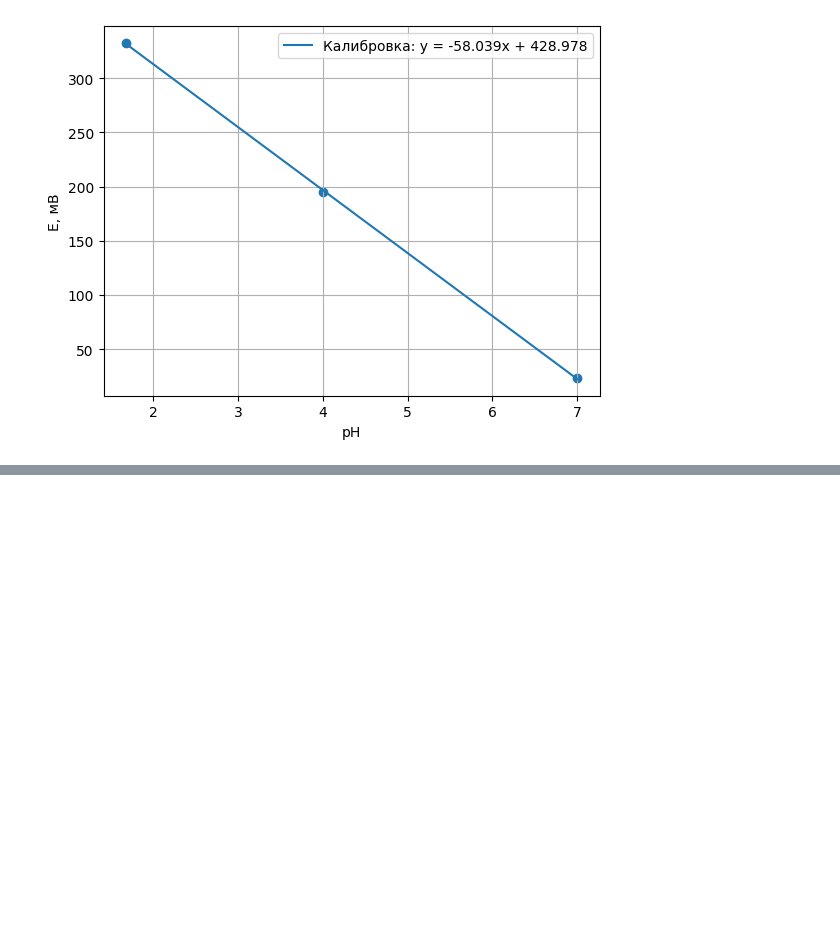
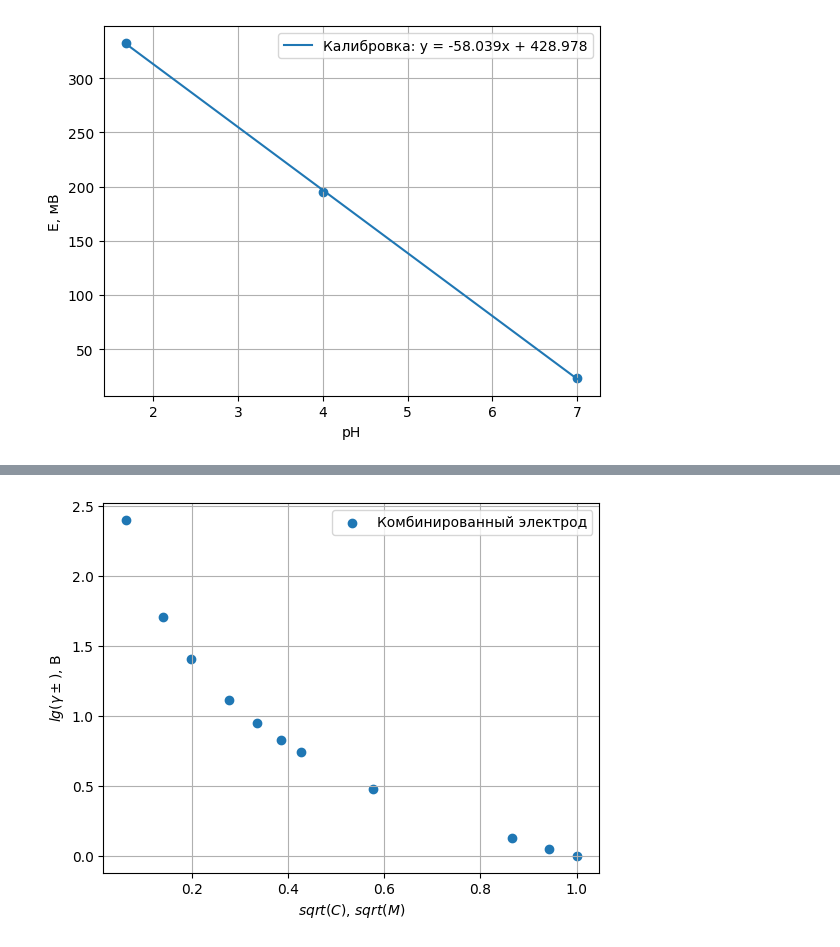
Before and after one commit to IgorChekmarev/fizha, a Jupyter notebook: aktivnosti/aktivnosti.ipynb, the cells around one changed output, grey strips where cells are left out. Saved outputs shown, nothing was run; the diff lists cells and outputs as text; code cells hidden in the pictures; blank space fills up the shorter version.

```diff
--- a/aktivnosti/aktivnosti.ipynb
+++ b/aktivnosti/aktivnosti.ipynb
@@ -57,0 +134,14 @@ plt.show()
+# %%
+ionic_strength = c
+sqrt_ionic = np.sqrt(ionic_strength)
+plt.scatter(sqrt_ionic, log_gamma, label='Комбинированный электрод')
+plt.xlabel('$sqrt(C)$, $sqrt(М)$')
+plt.ylabel('$lg(\gamma \pm)$, В')
+
+
+plt.legend()
+plt.grid()
+
+plt.show()
+# %% [output]
+[figure, added]
```
Also changed, not shown: parts of 7 cells of this notebook, 8 other files.
